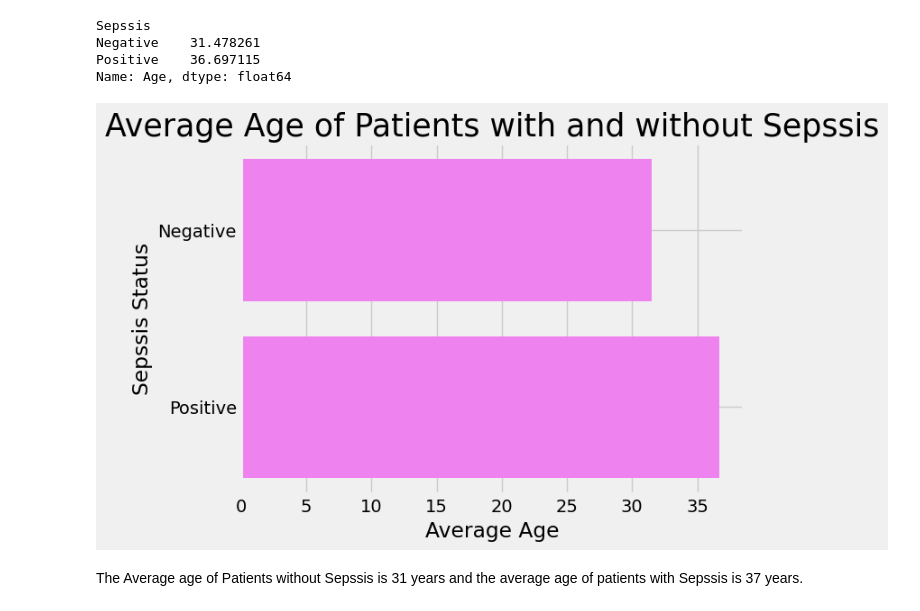
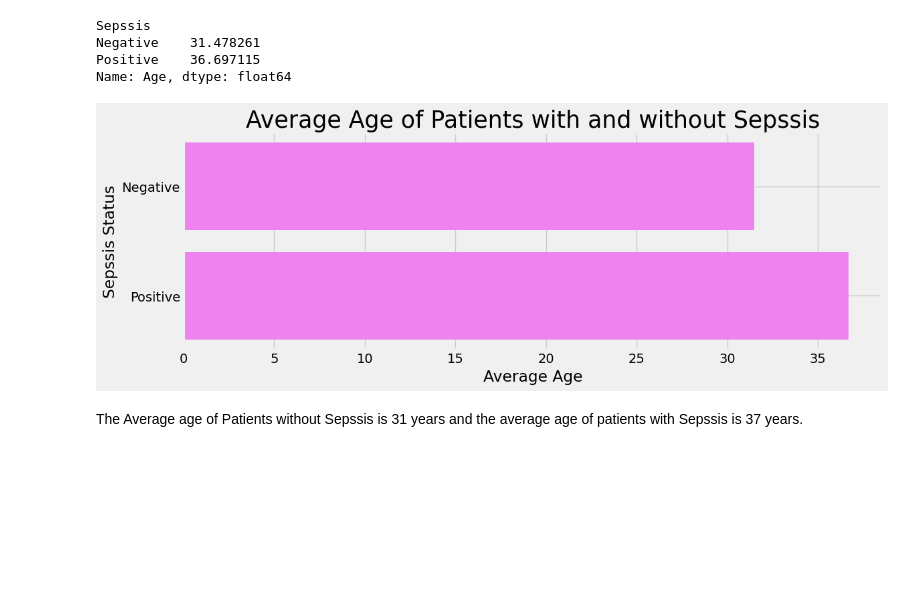
Before and after one commit to elvis-darko/Embedding-machine-model-into-web-App, a Jupyter notebook: dev/embedding-ml-model-into-app.ipynb, the cells around one changed output. Cells and saved outputs as stored; diff of their text form; code cells hidden in the pictures; blank space fills up the shorter version.

```diff
--- a/dev/embedding-ml-model-into-app.ipynb
+++ b/dev/embedding-ml-model-into-app.ipynb
@@ -195,18 +205,20 @@ Positive    36.697115
 Name: Age, dtype: float64
 # %%
 #Plot minimum age of patients on a graph
+plt.figure(figsize=(12, 4))
+
 average_age = sepsis_train.groupby("Sepssis")["Age"].mean()
 
 plt.barh(average_age.index, average_age.values, color="violet")
 plt.title("Average Age of Patients with and without Sepssis", fontsize=25)
 plt.xlabel("Average Age")
 plt.ylabel("Sepssis Status")
 plt.xticks()
 plt.yticks()
 plt.gca().invert_yaxis()
 plt.show()
 # %% [output]
-[figure, old version]
+[figure, new version]
 # %% [markdown]
 The Average age of Patients without Sepssis is 31 years and the average age of patients with Sepssis is 37 years.
 # %%
```
Also changed, not shown: parts of 62 cells of this notebook.
